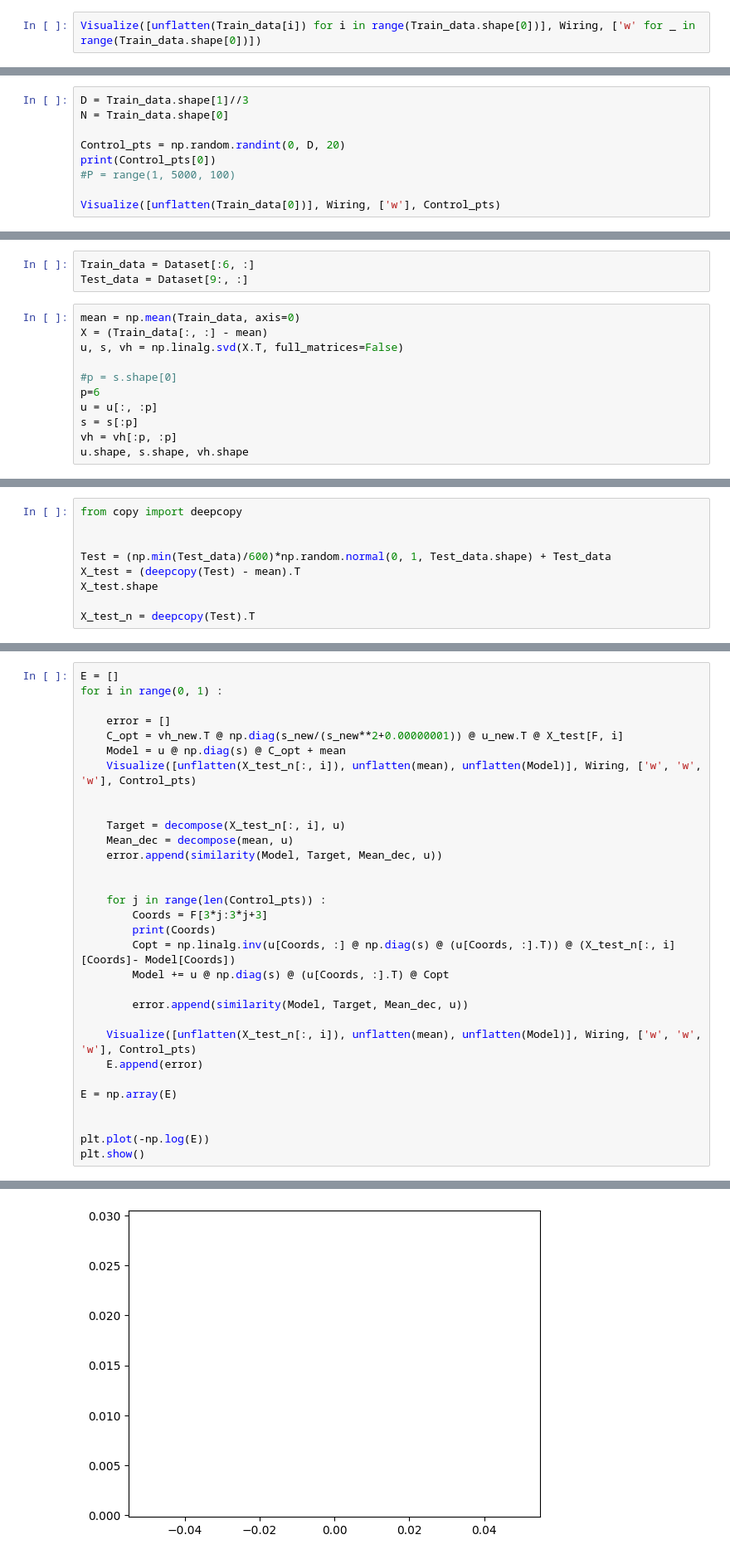
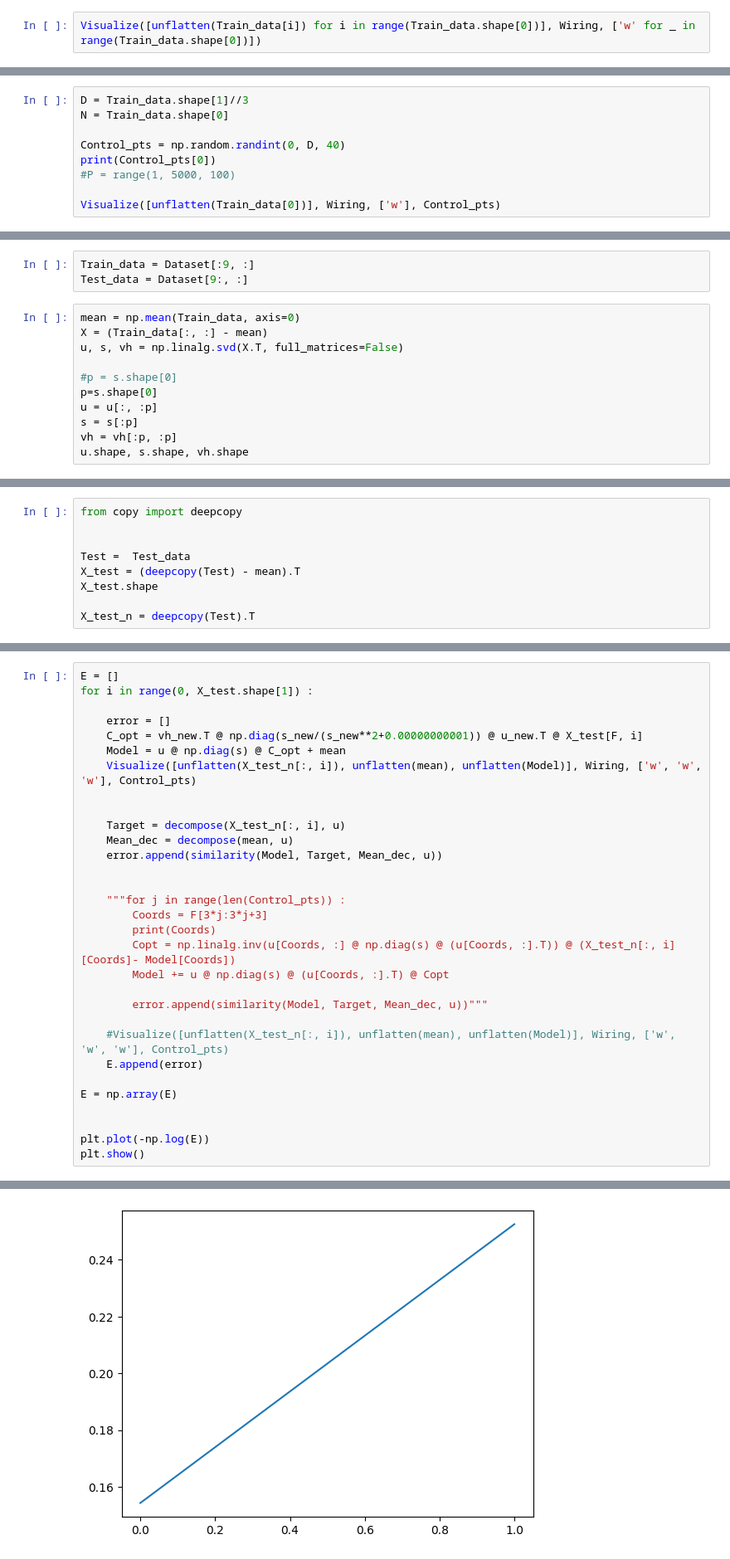
Before and after one commit to Salahidine2002/Statistical_shape_modeling, a Jupyter notebook: Statistical Analysis/Faces_reconstruction/Reconstruction.ipynb, the cells around one changed output, grey strips where cells are left out. Shown at 83% size. Cells and saved outputs as stored; diff of their text form.

```diff
--- a/Statistical Analysis/Faces_reconstruction/Reconstruction.ipynb
+++ b/Statistical Analysis/Faces_reconstruction/Reconstruction.ipynb
@@ -205,7 +187,7 @@ def Reconstruct(Face, mean, Points, mean_dec, Dx1, Mx1, Mx2, u) :
 D = Train_data.shape[1]//3
 N = Train_data.shape[0]
 
-Control_pts = np.random.randint(0, D, 20)
+Control_pts = np.random.randint(0, D, 40)
 print(Control_pts[0])
 #P = range(1, 5000, 100)
 
@@ -222,7 +204,7 @@ while i < len(Control_pts) :
 
 F = F.astype(int)
 # %%
-Train_data = Dataset[:6, :]
+Train_data = Dataset[:9, :]
 Test_data = Dataset[9:, :]
 # %%
 mean = np.mean(Train_data, axis=0)
@@ -230,7 +212,7 @@ X = (Train_data[:, :] - mean)
 u, s, vh = np.linalg.svd(X.T, full_matrices=False)
 
 #p = s.shape[0]
-p=6
+p=s.shape[0]
 u = u[:, :p]
 s = s[:p]
 vh = vh[:p, :p]
@@ -247,7 +229,7 @@ u_new.shape, s_new.shape, vh_new.shape
 from copy import deepcopy
 
 
-Test = (np.min(Test_data)/600)*np.random.normal(0, 1, Test_data.shape) + Test_data
+Test =  Test_data
 X_test = (deepcopy(Test) - mean).T
 X_test.shape
 
@@ -263,9 +245,9 @@ F.shape
 # %%
 E = []
-for i in range(0, 1) :
+for i in range(0, X_test.shape[1]) :
 
     error = []
-    C_opt = vh_new.T @ np.diag(s_new/(s_new**2+0.00000001)) @ u_new.T @ X_test[F, i]
+    C_opt = vh_new.T @ np.diag(s_new/(s_new**2+0.00000000001)) @ u_new.T @ X_test[F, i]
     Model = u @ np.diag(s) @ C_opt + mean
     Visualize([unflatten(X_test_n[:, i]), unflatten(mean), unflatten(Model)], Wiring, ['w', 'w', 'w'], Control_pts)
 
@@ -275,15 +257,15 @@ for i in range(0, 1) :
     error.append(similarity(Model, Target, Mean_dec, u))
 
 
-    for j in range(len(Control_pts)) :
+    """for j in range(len(Control_pts)) :
         Coords = F[3*j:3*j+3]
         print(Coords)
         Copt = np.linalg.inv(u[Coords, :] @ np.diag(s) @ (u[Coords, :].T)) @ (X_test_n[:, i][Coords]- Model[Coords])
         Model += u @ np.diag(s) @ (u[Coords, :].T) @ Copt
 
-        error.append(similarity(Model, Target, Mean_dec, u))
+        error.append(similarity(Model, Target, Mean_dec, u))"""
 
-    Visualize([unflatten(X_test_n[:, i]), unflatten(mean), unflatten(Model)], Wiring, ['w', 'w', 'w'], Control_pts)
+    #Visualize([unflatten(X_test_n[:, i]), unflatten(mean), unflatten(Model)], Wiring, ['w', 'w', 'w'], Control_pts)
     E.append(error)
 
 E = np.array(E)
@@ -315 +277 @@ plt.show()
-[figure, old version]
+[figure, new version]
```
Also changed, not shown: parts of 10 cells of this notebook, 13 other files.
